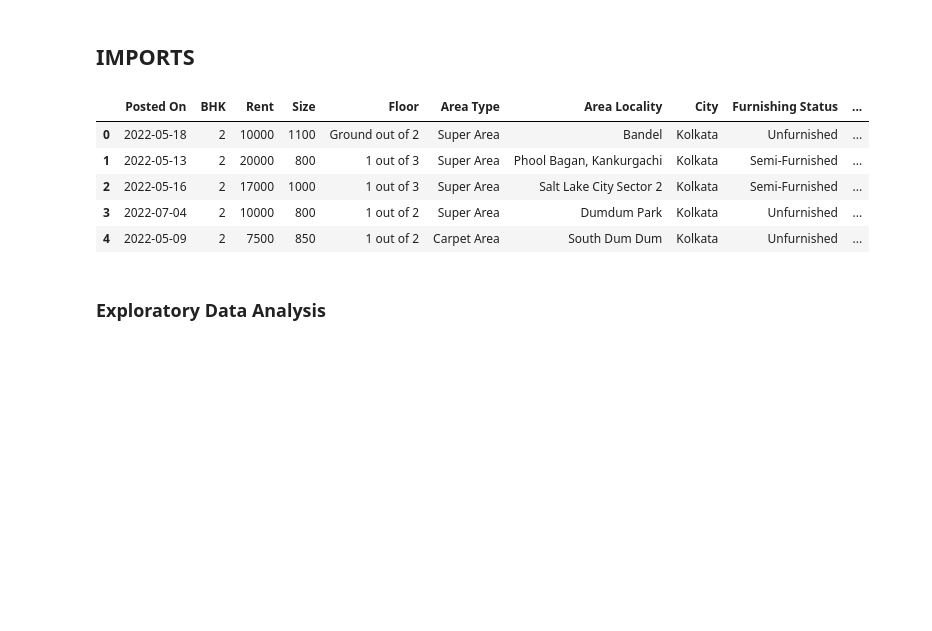
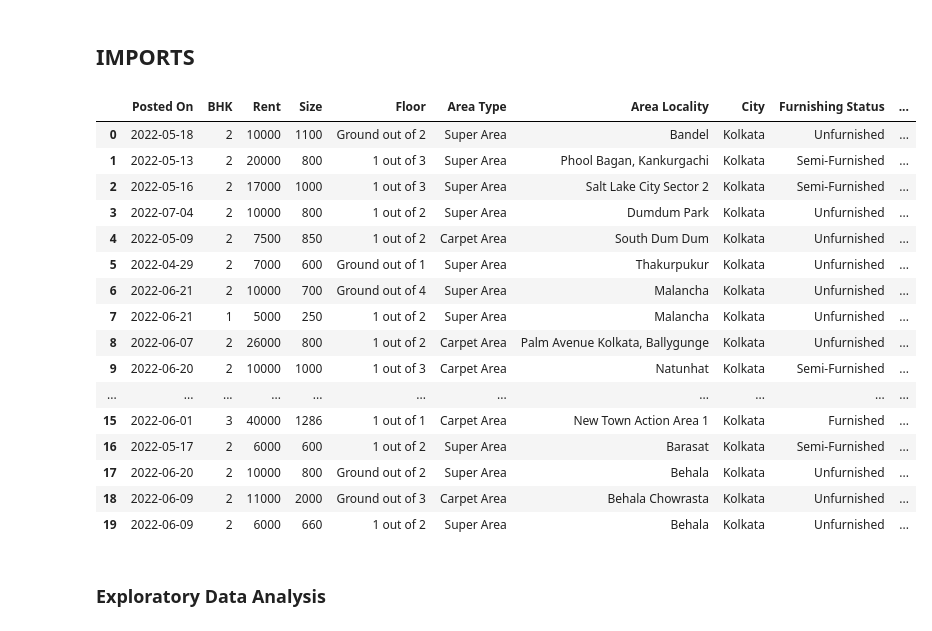
Before and after one commit to angelodelapaz/HouseRentRegressionModel, a Jupyter notebook: LabExercise1.ipynb, the cells around one changed output. Cells and saved outputs as stored; diff of their text form; code cells hidden in the pictures; blank space fills up the shorter version.

```diff
--- a/LabExercise1.ipynb
+++ b/LabExercise1.ipynb
@@ -8,14 +8,25 @@ import seaborn as sns
 
 data = pd.read_csv("House_Rent_Dataset.csv")
 # %%
-data.head()
+data.head(20)
 # %% [output]
 |  | Posted On | BHK | Rent | Size | Floor | Area Type | Area Locality | City | Furnishing Status | ... |
 | 0 | 2022-05-18 | 2 | 10000 | 1100 | Ground out of 2 | Super Area | Bandel | Kolkata | Unfurnished | ... |
 | 1 | 2022-05-13 | 2 | 20000 | 800 | 1 out of 3 | Super Area | Phool Bagan, Kankurgachi | Kolkata | Semi-Furnished | ... |
 | 2 | 2022-05-16 | 2 | 17000 | 1000 | 1 out of 3 | Super Area | Salt Lake City Sector 2 | Kolkata | Semi-Furnished | ... |
 | 3 | 2022-07-04 | 2 | 10000 | 800 | 1 out of 2 | Super Area | Dumdum Park | Kolkata | Unfurnished | ... |
 | 4 | 2022-05-09 | 2 | 7500 | 850 | 1 out of 2 | Carpet Area | South Dum Dum | Kolkata | Unfurnished | ... |
+| 5 | 2022-04-29 | 2 | 7000 | 600 | Ground out of 1 | Super Area | Thakurpukur | Kolkata | Unfurnished | ... |
+| 6 | 2022-06-21 | 2 | 10000 | 700 | Ground out of 4 | Super Area | Malancha | Kolkata | Unfurnished | ... |
+| 7 | 2022-06-21 | 1 | 5000 | 250 | 1 out of 2 | Super Area | Malancha | Kolkata | Unfurnished | ... |
+| 8 | 2022-06-07 | 2 | 26000 | 800 | 1 out of 2 | Carpet Area | Palm Avenue Kolkata, Ballygunge | Kolkata | Unfurnished | ... |
+| 9 | 2022-06-20 | 2 | 10000 | 1000 | 1 out of 3 | Carpet Area | Natunhat | Kolkata | Semi-Furnished | ... |
+| ... | ... | ... | ... | ... | ... | ... | ... | ... | ... | ... |
+| 15 | 2022-06-01 | 3 | 40000 | 1286 | 1 out of 1 | Carpet Area | New Town Action Area 1 | Kolkata | Furnished | ... |
+| 16 | 2022-05-17 | 2 | 6000 | 600 | 1 out of 2 | Super Area | Barasat | Kolkata | Semi-Furnished | ... |
+| 17 | 2022-06-20 | 2 | 10000 | 800 | Ground out of 2 | Super Area | Behala | Kolkata | Unfurnished | ... |
+| 18 | 2022-06-09 | 2 | 11000 | 2000 | Ground out of 3 | Carpet Area | Behala Chowrasta | Kolkata | Unfurnished | ... |
+| 19 | 2022-06-09 | 2 | 6000 | 660 | 1 out of 2 | Super Area | Behala | Kolkata | Unfurnished | ... |
 # %% [markdown]
 ### Exploratory Data Analysis
 # %%
```
Also changed, not shown: parts of 16 cells of this notebook.
